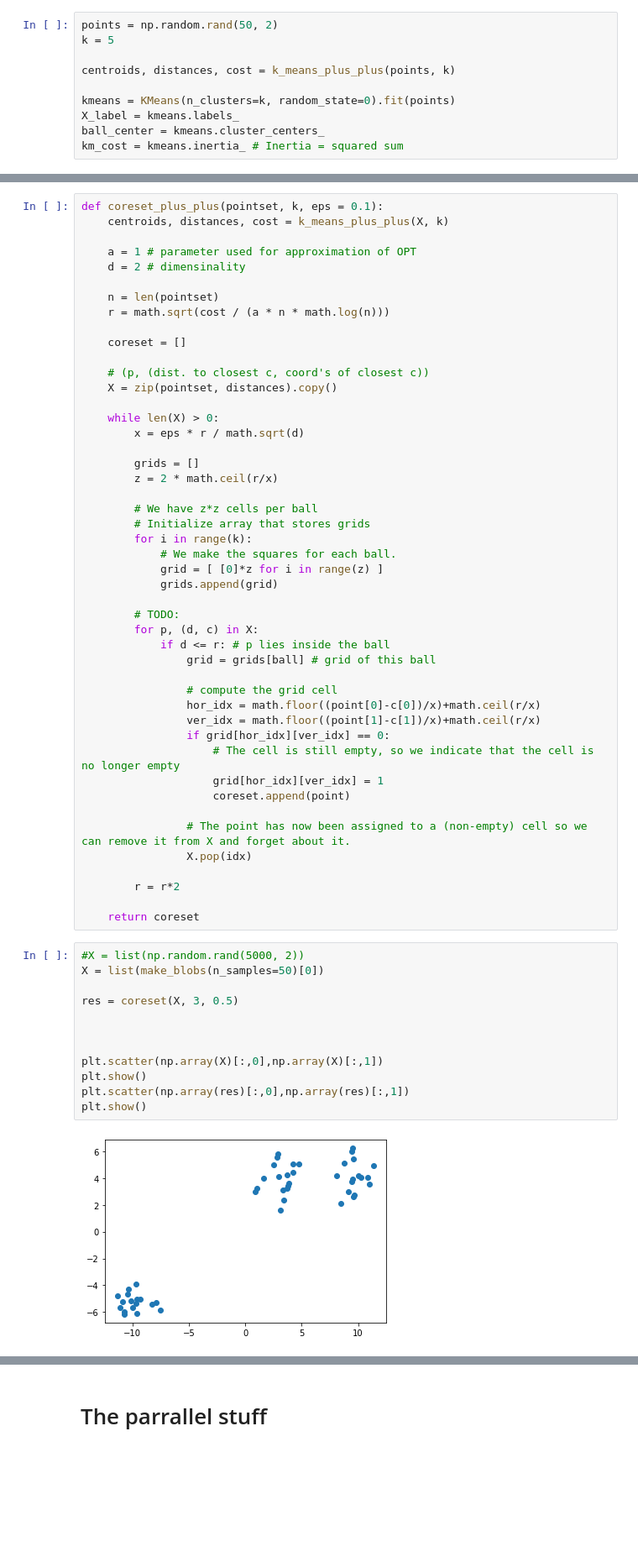
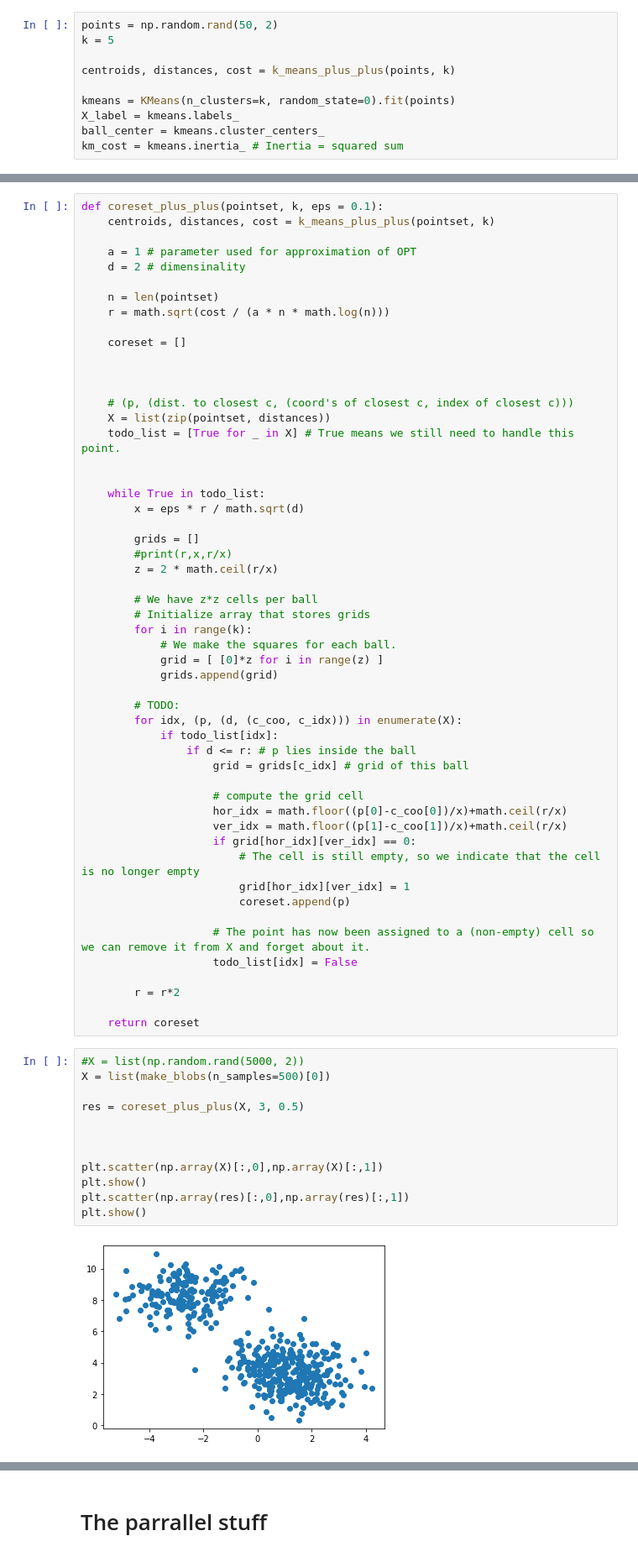
Before and after one commit to jeroenvanriel/parallel-algos, a Jupyter notebook: Part 2/Coresets.ipynb, the cells around one changed output, grey strips where cells are left out. Shown at 84% size. Drawn from its saved outputs; the diff is of its cells as text; blank space fills up the shorter version.

```diff
--- a/Part 2/Coresets.ipynb
+++ b/Part 2/Coresets.ipynb
@@ -144,7 +144,7 @@ def coreset(pointset, k, eps = 0.1):
     return coreset
 # %%
 def coreset_plus_plus(pointset, k, eps = 0.1):
-    centroids, distances, cost = k_means_plus_plus(X, k)
+    centroids, distances, cost = k_means_plus_plus(pointset, k)
 
     a = 1 # parameter used for approximation of OPT
     d = 2 # dimensinality
@@ -154,13 +154,18 @@ def coreset_plus_plus(pointset, k, eps = 0.1):
 
     coreset = []
 
-    # (p, (dist. to closest c, coord's of closest c))
-    X = zip(pointset, distances).copy()
 
-    while len(X) > 0:
+
+    # (p, (dist. to closest c, (coord's of closest c, index of closest c)))
+    X = list(zip(pointset, distances))
+    todo_list = [True for _ in X] # True means we still need to handle this point.
+
+
+    while True in todo_list:
         x = eps * r / math.sqrt(d)
 
         grids = []
+        #print(r,x,r/x)
         z = 2 * math.ceil(r/x)
 
         # We have z*z cells per ball
@@ -171,35 +176,36 @@ def coreset_plus_plus(pointset, k, eps = 0.1):
             grids.append(grid)
 
         # TODO:
-        for p, (d, c) in X:
-            if d <= r: # p lies inside the ball
-                grid = grids[ball] # grid of this ball
+        for idx, (p, (d, (c_coo, c_idx))) in enumerate(X):
+            if todo_list[idx]:
+                if d <= r: # p lies inside the ball
+                    grid = grids[c_idx] # grid of this ball
 
-                # compute the grid cell
-                hor_idx = math.floor((point[0]-c[0])/x)+math.ceil(r/x)
-                ver_idx = math.floor((point[1]-c[1])/x)+math.ceil(r/x)
-                if grid[hor_idx][ver_idx] == 0:
-                    # The cell is still empty, so we indicate that the cell is no longer empty
-                    grid[hor_idx][ver_idx] = 1
-                    coreset.append(point)
+                    # compute the grid cell
+                    hor_idx = math.floor((p[0]-c_coo[0])/x)+math.ceil(r/x)
+                    ver_idx = math.floor((p[1]-c_coo[1])/x)+math.ceil(r/x)
+                    if grid[hor_idx][ver_idx] == 0:
+                        # The cell is still empty, so we indicate that the cell is no longer empty
+                        grid[hor_idx][ver_idx] = 1
+                        coreset.append(p)
 
-                # The point has now been assigned to a (non-empty) cell so we can remove it from X and forget about it.
-                X.pop(idx)
+                    # The point has now been assigned to a (non-empty) cell so we can remove it from X and forget about it.
+                    todo_list[idx] = False
 
         r = r*2
 
     return coreset
 # %%
 #X = list(np.random.rand(5000, 2))
-X = list(make_blobs(n_samples=50)[0])
+X = list(make_blobs(n_samples=500)[0])
 
-res = coreset(X, 3, 0.5)
+res = coreset_plus_plus(X, 3, 0.5)
 
 
 
 plt.scatter(np.array(X)[:,0],np.array(X)[:,1])
 plt.show()
 plt.scatter(np.array(res)[:,0],np.array(res)[:,1])
 plt.show()
 # %% [output]
-[figure, old version]
+[figure, new version]
```
Also changed, not shown: parts of 6 cells of this notebook.
